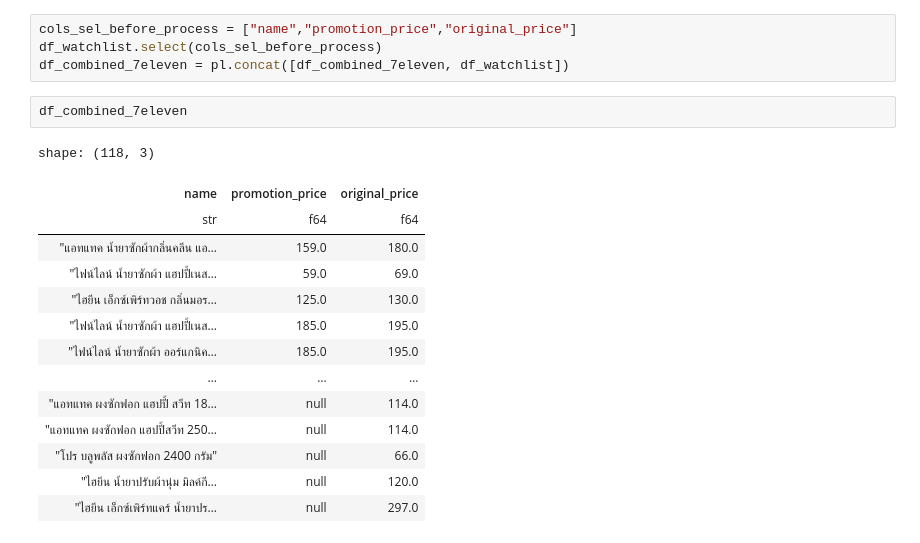
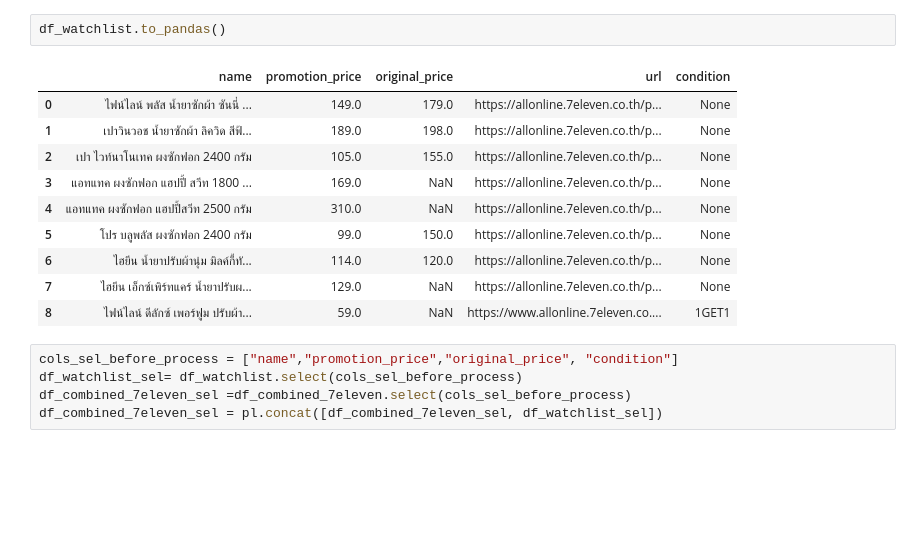
Before and after one commit to chaunijs/onlineshoppingprice, a Jupyter notebook: 7_eleven_allonline.ipynb, the cells around one changed output. Saved outputs shown, nothing was run; the diff lists cells and outputs as text; blank space fills up the shorter version.

Commit message:
Add condition extract top right flag "1 GET 1"

```diff
--- a/7_eleven_allonline.ipynb
+++ b/7_eleven_allonline.ipynb
@@ -315,21 +425,18 @@ Scraping product: https://allonline.7eleven.co.th/p/%E0%B9%82%E0%B8%9B%E0%B8%A3-
+# %%
+df_watchlist.to_pandas()
+# %% [output]
+|  | name | promotion_price | original_price | url | condition |
+| 0 | ไฟน์ไลน์ พลัส น้ำยาซักผ้า ซันนี่ ... | 149.0 | 179.0 | https://allonline.7eleven.co.th/p... | None |
+| 1 | เปาวินวอช น้ำยาซักผ้า ลิควิด สีฟ้... | 189.0 | 198.0 | https://allonline.7eleven.co.th/p... | None |
+| 2 | เปา ไวท์นาโนเทค ผงซักฟอก 2400 กรัม | 105.0 | 155.0 | https://allonline.7eleven.co.th/p... | None |
+| 3 | แอทแทค ผงซักฟอก แฮปปี้ สวีท 1800 ... | 169.0 | NaN | https://allonline.7eleven.co.th/p... | None |
+| 4 | แอทแทค ผงซักฟอก แฮปปี้สวีท 2500 กรัม | 310.0 | NaN | https://allonline.7eleven.co.th/p... | None |
+| 5 | โปร บลูพลัส ผงซักฟอก 2400 กรัม | 99.0 | 150.0 | https://allonline.7eleven.co.th/p... | None |
+| 6 | ไฮยีน น้ำยาปรับผ้านุ่ม มิลค์กี้ทั... | 114.0 | 120.0 | https://allonline.7eleven.co.th/p... | None |
+| 7 | ไฮยีน เอ็กซ์เพิร์ทแคร์ น้ำยาปรับผ... | 129.0 | NaN | https://allonline.7eleven.co.th/p... | None |
+| 8 | ไฟน์ไลน์ ดีลักซ์ เพอร์ฟูม ปรับผ้า... | 59.0 | NaN | https://www.allonline.7eleven.co.... | 1GET1 |
 # %%
-cols_sel_before_process = ["name","promotion_price","original_price"]
-df_watchlist.select(cols_sel_before_process)
-df_combined_7eleven = pl.concat([df_combined_7eleven, df_watchlist])
+cols_sel_before_process = ["name","promotion_price","original_price", "condition"]
+df_watchlist_sel= df_watchlist.select(cols_sel_before_process)
+df_combined_7eleven_sel =df_combined_7eleven.select(cols_sel_before_process)
+df_combined_7eleven_sel = pl.concat([df_combined_7eleven_sel, df_watchlist_sel])
-# %%
-df_combined_7eleven
-# %% [output]
-shape: (118, 3)
-| name | promotion_price | original_price |
-| str | f64 | f64 |
-| "แอทแทค น้ำยาซักผ้ากลิ่นคลีน แอ… | 159.0 | 180.0 |
-| "ไฟน์ไลน์ น้ำยาซักผ้า แฮปปี้เนส… | 59.0 | 69.0 |
-| "ไฮยีน เอ็กซ์เพิร์ทวอช กลิ่นมอร… | 125.0 | 130.0 |
-| "ไฟน์ไลน์ น้ำยาซักผ้า แฮปปี้เนส… | 185.0 | 195.0 |
-| "ไฟน์ไลน์ น้ำยาซักผ้า ออร์แกนิค… | 185.0 | 195.0 |
-| … | … | … |
-| "แอทแทค ผงซักฟอก แฮปปี้ สวีท 18… | null | 114.0 |
-| "แอทแทค ผงซักฟอก แฮปปี้สวีท 250… | null | 114.0 |
-| "โปร บลูพลัส ผงซักฟอก 2400 กรัม" | null | 66.0 |
-| "ไฮยีน น้ำยาปรับผ้านุ่ม มิลค์กี… | null | 120.0 |
-| "ไฮยีน เอ็กซ์เพิร์ทแคร์ น้ำยาปร… | null | 297.0 |
```
Also changed, not shown: parts of 13 cells of this notebook.
